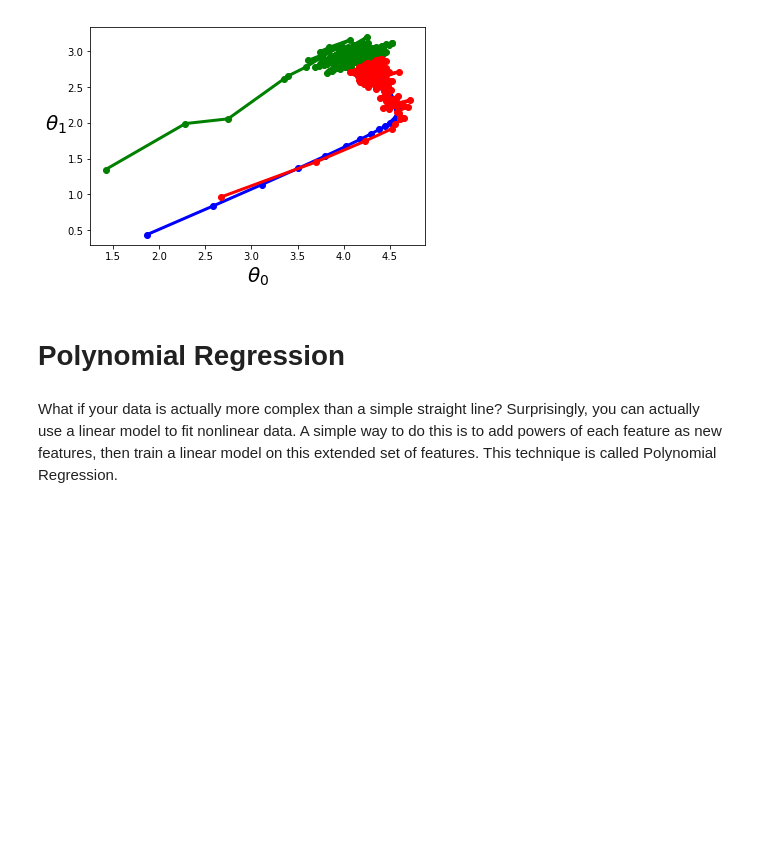
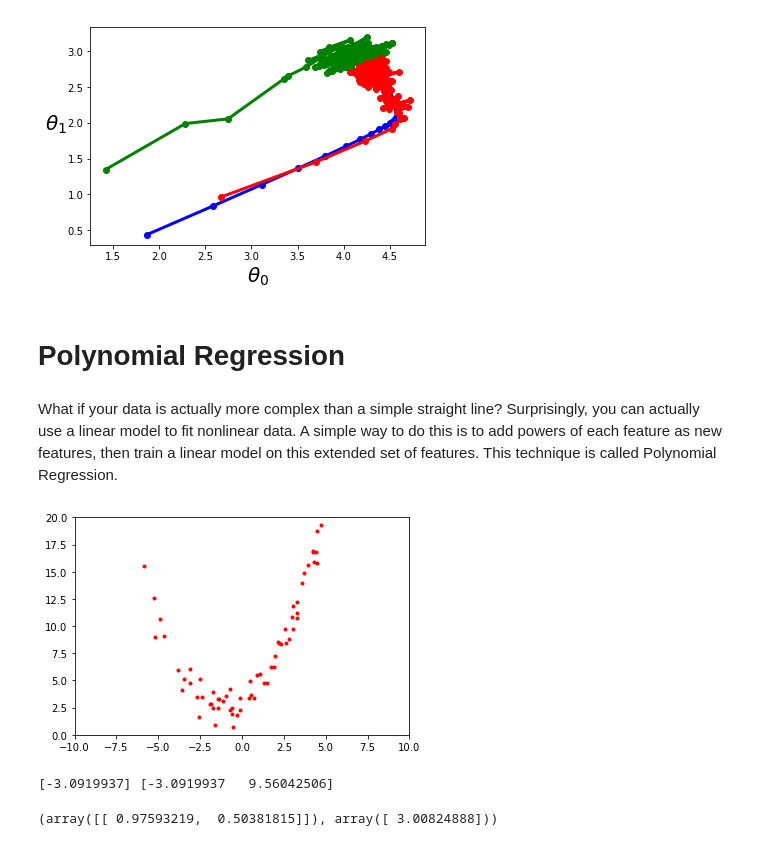
Before and after one commit to kkfaisal/ml-notes, a Jupyter notebook: ml-handson/chapter_04.ipynb, the cells around one changed output. Drawn from its saved outputs; the diff is of its cells as text; code cells hidden in the pictures; blank space fills up the shorter version.

```diff
--- a/ml-handson/chapter_04.ipynb
+++ b/ml-handson/chapter_04.ipynb
@@ -278,3 +278,25 @@ plt.show()
 # Polynomial Regression
 # %% [markdown]
 What if your data is actually more complex than a simple straight line? Surprisingly, you can actually use a linear model to fit nonlinear data. A simple way to do this is to add powers of each feature as new features, then train a linear model on this extended set of features. This technique is called Polynomial Regression.
+# %%
+m=100
+X=3+np.random.randn(m,1)*5
+y= .5 * X**2 +X+ 3+np.random.randn(100,1)
+plt.plot(X,y,'r.')
+plt.axis([-10,10,0,20])
+plt.show()
+# %% [output]
+[figure, added]
+# %%
+from sklearn.preprocessing import PolynomialFeatures
+poly_feature = PolynomialFeatures(degree=2,include_bias=False)
+X_poly=poly_feature.fit_transform(X)
+print(X[0],X_poly[0])
+# %% [output]
+[-3.0919937] [-3.0919937   9.56042506]
+# %%
+lin_reg=LinearRegression()
+lin_reg.fit(X_poly,y)
+lin_reg.coef_,lin_reg.intercept_
+# %% [output]
+(array([[ 0.97593219,  0.50381815]]), array([ 3.00824888]))
```
Also changed, not shown: parts of 2 cells of this notebook.
